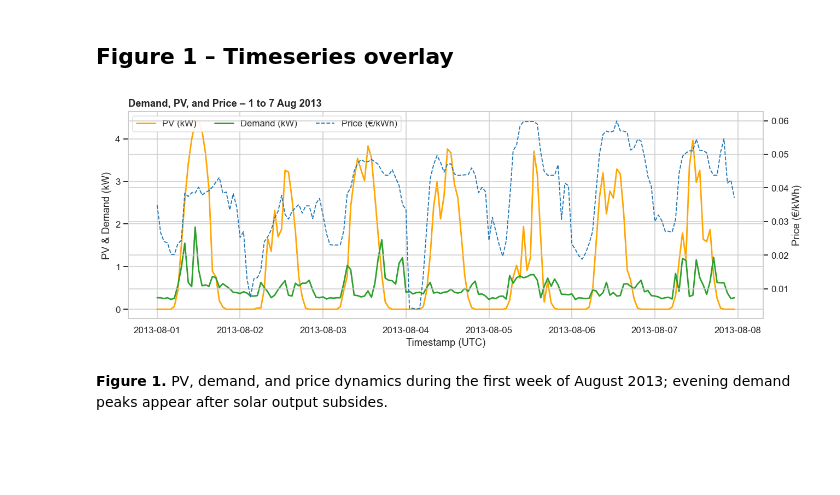
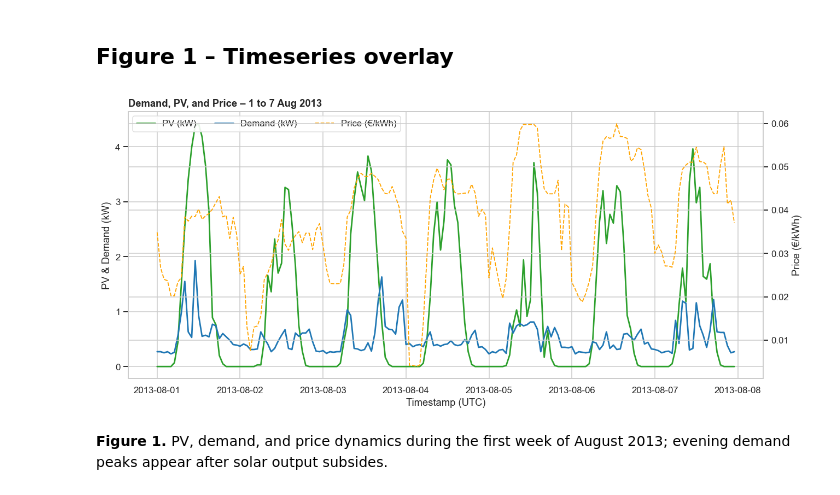
Before and after one commit to samuel29102002/Energy_Data_Science, a Jupyter notebook: notebooks/03_visualization.ipynb, the cells around one changed output. Cells and saved outputs as stored; diff of their text form; code cells hidden in the pictures; blank space fills up the shorter version.

```diff
--- a/notebooks/03_visualization.ipynb
+++ b/notebooks/03_visualization.ipynb
@@ -26,9 +26,9 @@ INTERACTIVE_DIR.mkdir(parents=True, exist_ok=True)
 TABLES_DIR.mkdir(parents=True, exist_ok=True)
 
 COLORS = {
-    'pv': '#FFA500',        # solar orange
-    'demand': '#2ca02c',    # battery green
-    'price': '#1f77b4',     # grid blue
+    'price': '#FFA500',        # solar orange
+    'pv': '#2ca02c',    # battery green
+    'demand': '#1f77b4',     # grid blue
     'storage': '#7f7f7f',   # neutral gray
 }
 
@@ -117,36 +117,36 @@ summary
 # %%
 
 week_window = df.loc['2013-08-01':'2013-08-07']
-fig, ax_left = plt.subplots(figsize=(12, 4.5))
+fig, ax_left = plt.subplots(figsize=(12, 5.5))
 ax_right = ax_left.twinx()
 ax_left.plot(week_window.index, week_window['pv'], color=COLORS['pv'], linewidth=1.8, label='PV (kW)')
 ax_left.plot(week_window.index, week_window['Demand'], color=COLORS['demand'], linewidth=1.8, label='Demand (kW)')
 ax_right.plot(week_window.index, week_window['Price'], color=COLORS['price'], linewidth=1.2, linestyle='--', label='Price (€/kWh)')
 ax_left.set_title('Demand, PV, and Price – 1 to 7 Aug 2013')
 ax_left.set_ylabel('PV & Demand (kW)')
 ax_right.set_ylabel('Price (€/kWh)')
 ax_left.set_xlabel('Timestamp (UTC)')
 lines, labels = ax_left.get_legend_handles_labels()
 lines2, labels2 = ax_right.get_legend_handles_labels()
 ax_left.legend(lines + lines2, labels + labels2, loc='upper left', ncol=3)
 fig.tight_layout()
 save_figure(fig, 'task3_fig1_timeseries_overlay')
 plt.show()
 
 interactive_fig = go.Figure()
 interactive_fig.add_trace(go.Scatter(x=week_window.index, y=week_window['pv'], name='PV (kW)', mode='lines'))
 interactive_fig.add_trace(go.Scatter(x=week_window.index, y=week_window['Demand'], name='Demand (kW)', mode='lines'))
 interactive_fig.add_trace(go.Scatter(x=week_window.index, y=week_window['Price'], name='Price (€/kWh)', mode='lines', yaxis='y2', line=dict(dash='dash')))
 interactive_fig.update_layout(
     title='Demand, PV, and Price – 1 to 7 Aug 2013',
     xaxis_title='Timestamp (UTC)',
     yaxis=dict(title='PV & Demand (kW)'),
     yaxis2=dict(title='Price (€/kWh)', overlaying='y', side='right'),
 )
 save_interactive(interactive_fig, 'task3_fig1_timeseries_overlay_interactive')
 interactive_fig.show()
 # %% [output]
-[figure, old version]
+[figure, new version]
 # %% [markdown]
 **Figure 1.** PV, demand, and price dynamics during the first week of August 2013; evening demand peaks appear after solar output subsides.
 # %% [markdown]
```
Also changed, not shown: 9 other files.
